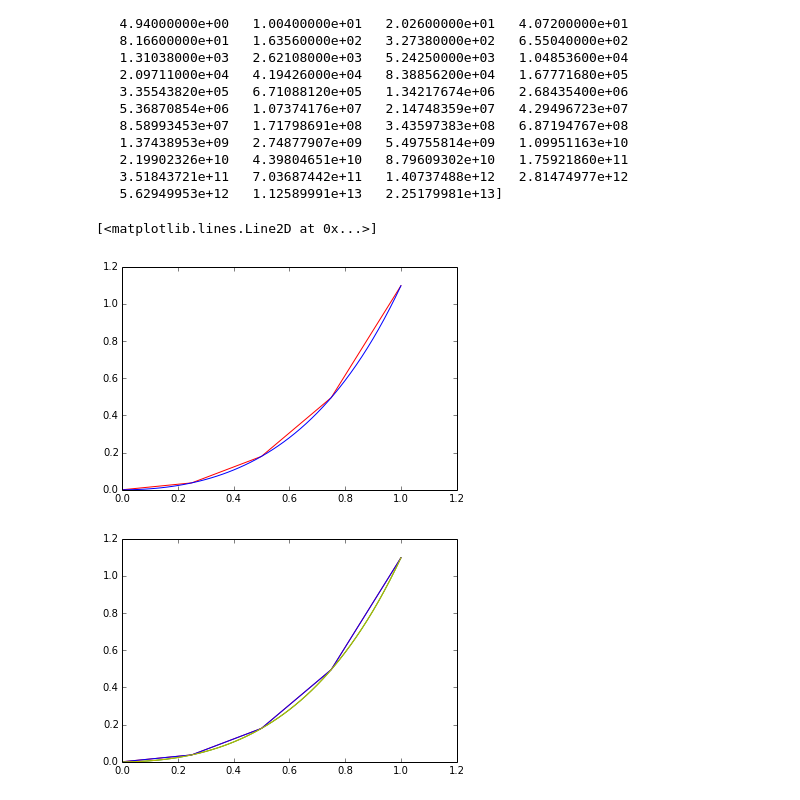
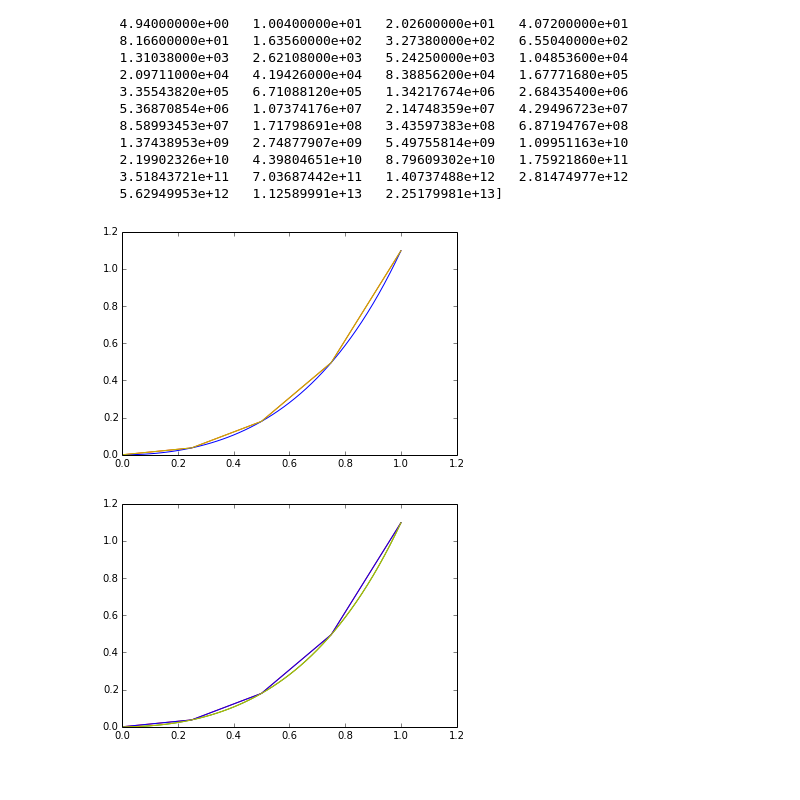
Before and after one commit to kjarment/PHYS202S14, a Jupyter notebook: SciPy/ODEExcercises.ipynb, the cells around one changed output. Saved outputs shown, nothing was run; the diff lists cells and outputs as text; code cells hidden in the pictures.

```diff
--- a/SciPy/ODEExcercises.ipynb
+++ b/SciPy/ODEExcercises.ipynb
@@ -146,12 +146,14 @@ print yd
 # %%
 OGx1 = np.arange(0.,1+0.25,0.25)
 OGx2 = np.arange(0.,1+0.02,0.02)
 y = lambda x : (0.25)*e**(2*x)-(0.5)*x - 0.25
 plt.plot(xe,y(xe),color='r')
 plt.plot(xd,y(xd))
+plt.plot(OGx1, y(OGx1), color='y')
+plt.legend(loc="upper left")
+plt.show()
 # %% [output]
-[<matplotlib.lines.Line2D at 0x...>]
-[figure, old version]
+[figure, new version]
 # %%
 def EulerCromMeth(dx):
     xmax = 1 + dx
```
Also changed, not shown: parts of 12 cells of this notebook, 3 other files.
